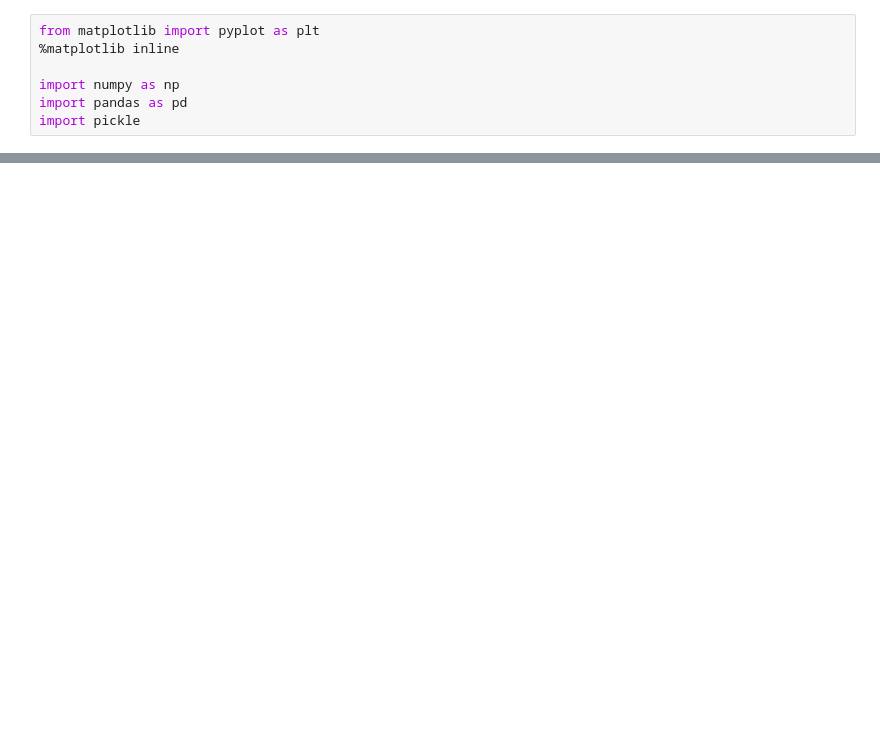
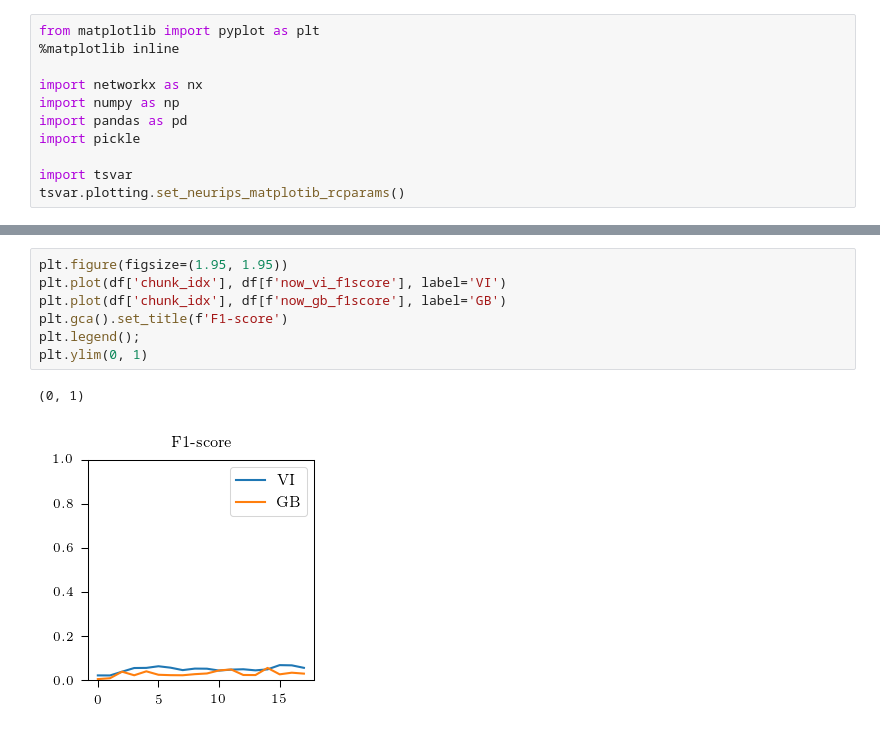
Before and after one commit to trouleau/var-wold, a Jupyter notebook: notebook/real-datasets/3.2-wt-memetracker-output.ipynb, the cells around one changed output, grey strips where cells are left out. Saved outputs shown, nothing was run; the diff lists cells and outputs as text; blank space fills up the shorter version.

```diff
--- a/notebook/real-datasets/3.2-wt-memetracker-output.ipynb
+++ b/notebook/real-datasets/3.2-wt-memetracker-output.ipynb
@@ -2,6 +2,10 @@
 from matplotlib import pyplot as plt
 %matplotlib inline
 
+import networkx as nx
 import numpy as np
 import pandas as pd
 import pickle
+
+import tsvar
+tsvar.plotting.set_neurips_matplotib_rcparams()
@@ -30,0 +157,10 @@ df
+# %%
+plt.figure(figsize=(1.95, 1.95))
+plt.plot(df['chunk_idx'], df[f'now_vi_f1score'], label='VI')
+plt.plot(df['chunk_idx'], df[f'now_gb_f1score'], label='GB')
+plt.gca().set_title(f'F1-score')
+plt.legend();
+plt.ylim(0, 1)
+# %% [output]
+(0, 1)
+[figure, added]
```
Also changed, not shown: parts of 19 cells of this notebook, 4 other files.
